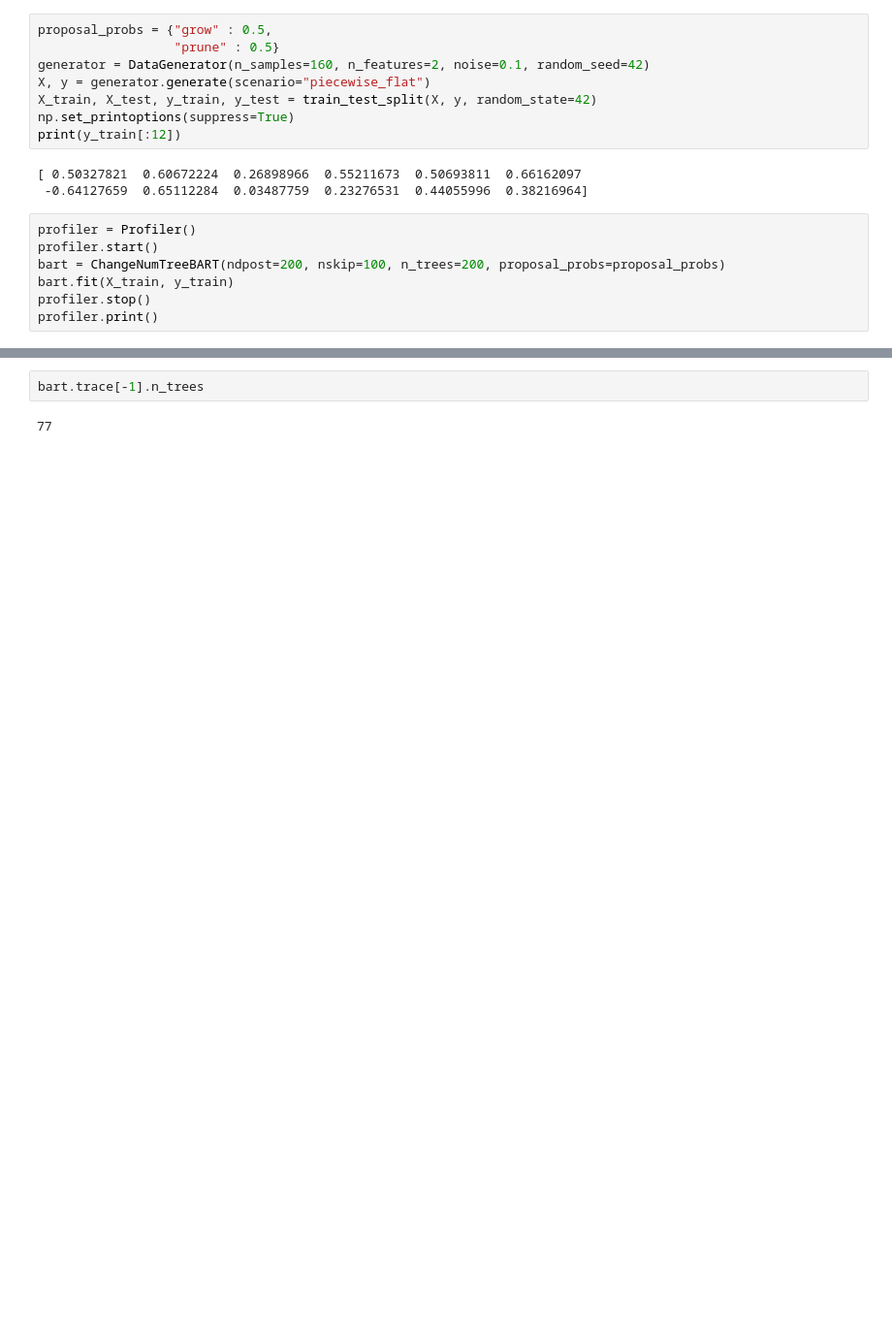
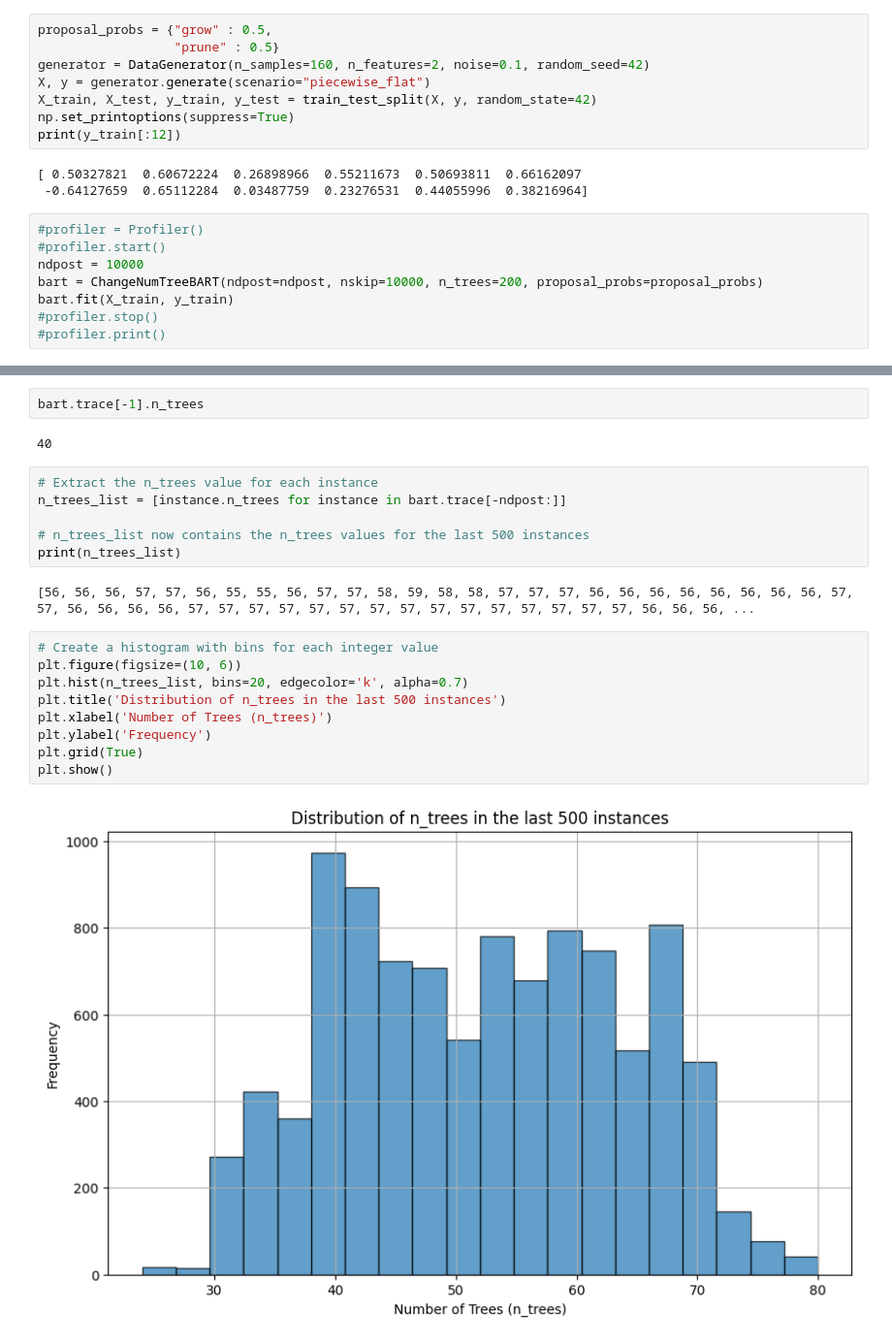
Before and after one commit to yanshuotan/bart-playground, a Jupyter notebook: notebooks/test_MCMC.ipynb, the cells around one changed output, grey strips where cells are left out. Shown: that part at 97% size. Drawn from its saved outputs; the diff is of its cells as text; blank space fills up the shorter version.

```diff
--- a/notebooks/test_MCMC.ipynb
+++ b/notebooks/test_MCMC.ipynb
@@ -24,9 +25,10 @@ print(y_train[:12])
 [ 0.50327821  0.60672224  0.26898966  0.55211673  0.50693811  0.66162097
  -0.64127659  0.65112284  0.03487759  0.23276531  0.44055996  0.38216964]
 # %%
-profiler = Profiler()
-profiler.start()
-bart = ChangeNumTreeBART(ndpost=200, nskip=100, n_trees=200, proposal_probs=proposal_probs)
+#profiler = Profiler()
+#profiler.start()
+ndpost = 10000
+bart = ChangeNumTreeBART(ndpost=ndpost, nskip=10000, n_trees=200, proposal_probs=proposal_probs)
 bart.fit(X_train, y_train)
-profiler.stop()
-profiler.print()
+#profiler.stop()
+#profiler.print()
@@ -227,4 +35,23 @@ Transition ratio: 152.99999999999997
 # %%
 bart.trace[-1].n_trees
 # %% [output]
-77
+40
+# %%
+# Extract the n_trees value for each instance
+n_trees_list = [instance.n_trees for instance in bart.trace[-ndpost:]]
+
+# n_trees_list now contains the n_trees values for the last 500 instances
+print(n_trees_list)
+# %% [output]
+[56, 56, 56, 57, 57, 56, 55, 55, 56, 57, 57, 58, 59, 58, 58, 57, 57, 57, 56, 56, 56, 56, 56, 56, 56, 56, 57, 57, 56, 56, 56, 56, 57, 57, 57, 57, 57, 57, 57, 57, 57, 57, 57, 57, 57, 57, 57, 56, 56, 56, ...
+# %%
+# Create a histogram with bins for each integer value
+plt.figure(figsize=(10, 6))
+plt.hist(n_trees_list, bins=20, edgecolor='k', alpha=0.7)
+plt.title('Distribution of n_trees in the last 500 instances')
+plt.xlabel('Number of Trees (n_trees)')
+plt.ylabel('Frequency')
+plt.grid(True)
+plt.show()
+# %% [output]
+[figure, added]
```
Also changed, not shown: parts of 7 cells of this notebook, 3 other files.
